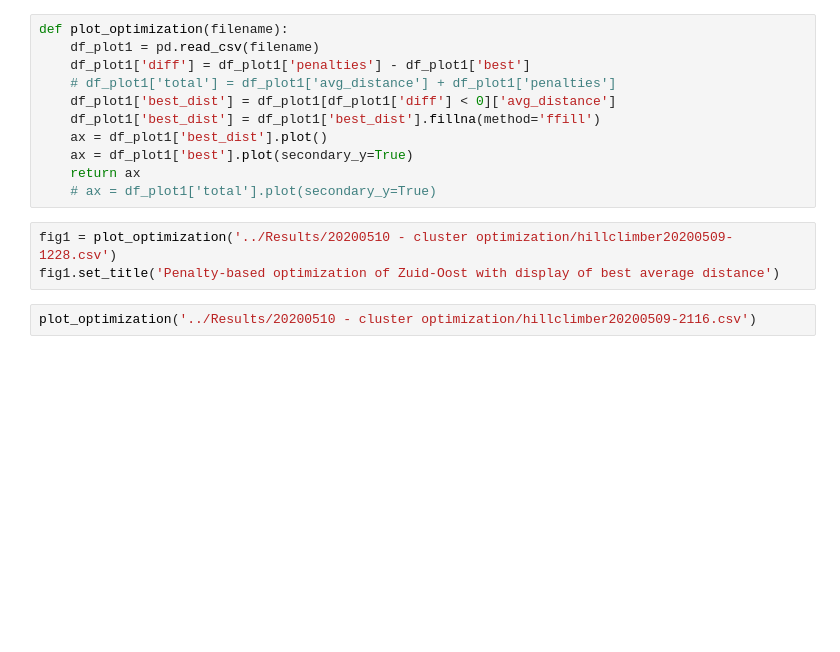
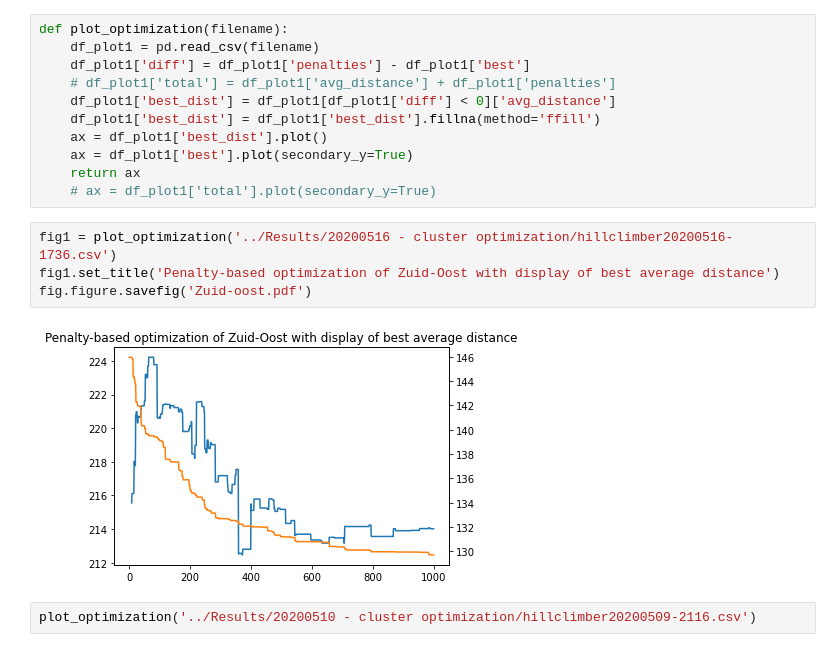
Before and after one commit to corne12345/Amsterdam_carbage_thesis, a Jupyter notebook: Notebooks/20200514 - Improvements of initial coding.ipynb, the cells around one changed output. Cells and saved outputs as stored; diff of their text form; blank space fills up the shorter version.

Commit message:
update results

```diff
--- a/Notebooks/20200514 - Improvements of initial coding.ipynb
+++ b/Notebooks/20200514 - Improvements of initial coding.ipynb
@@ -123,8 +123,11 @@ def plot_optimization(filename):
     return ax
     # ax = df_plot1['total'].plot(secondary_y=True)
 # %%
-fig1 = plot_optimization('../Results/20200510 - cluster optimization/hillclimber20200509-1228.csv')
+fig1 = plot_optimization('../Results/20200516 - cluster optimization/hillclimber20200516-1736.csv')
 fig1.set_title('Penalty-based optimization of Zuid-Oost with display of best average distance')
+fig.figure.savefig('Zuid-oost.pdf')
+# %% [output]
+[figure, added]
 # %%
 plot_optimization('../Results/20200510 - cluster optimization/hillclimber20200509-2116.csv')
 # %%
```
Also changed, not shown: parts of 2 cells of this notebook, 12 other files.
